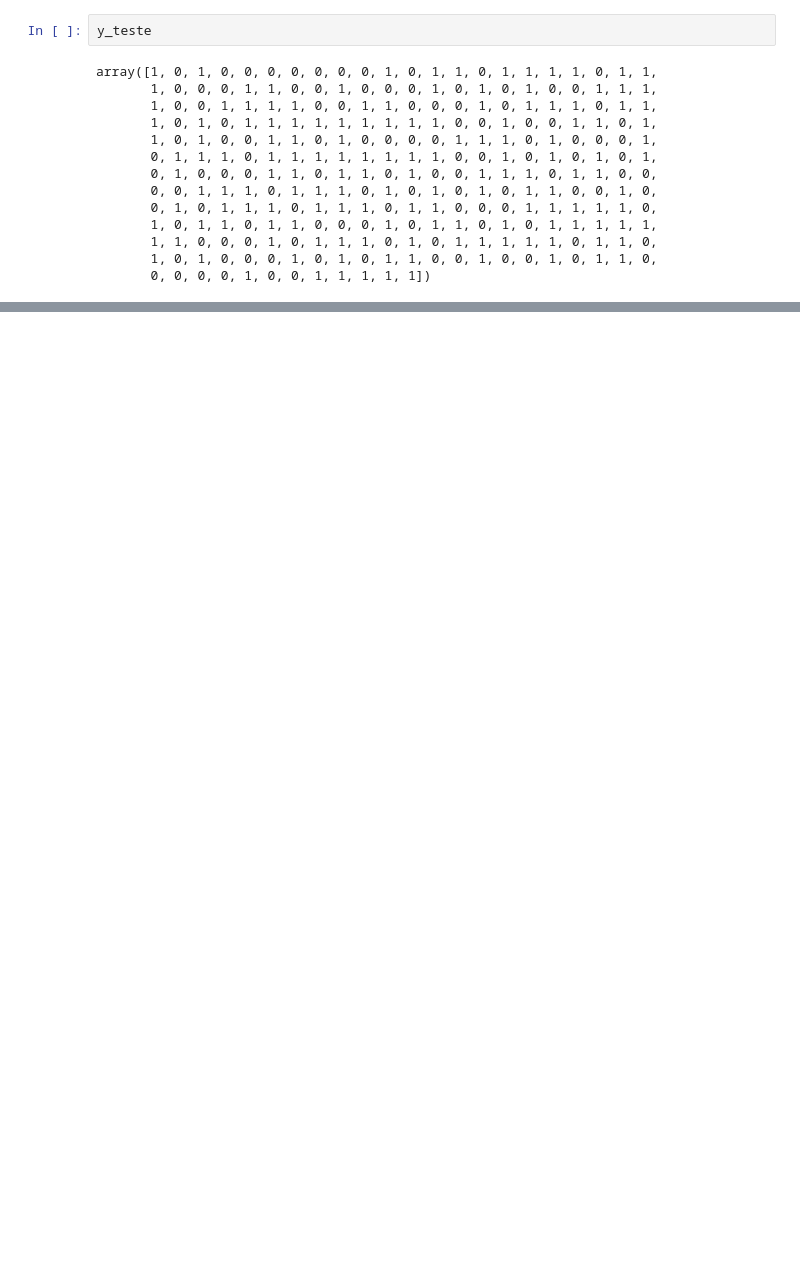
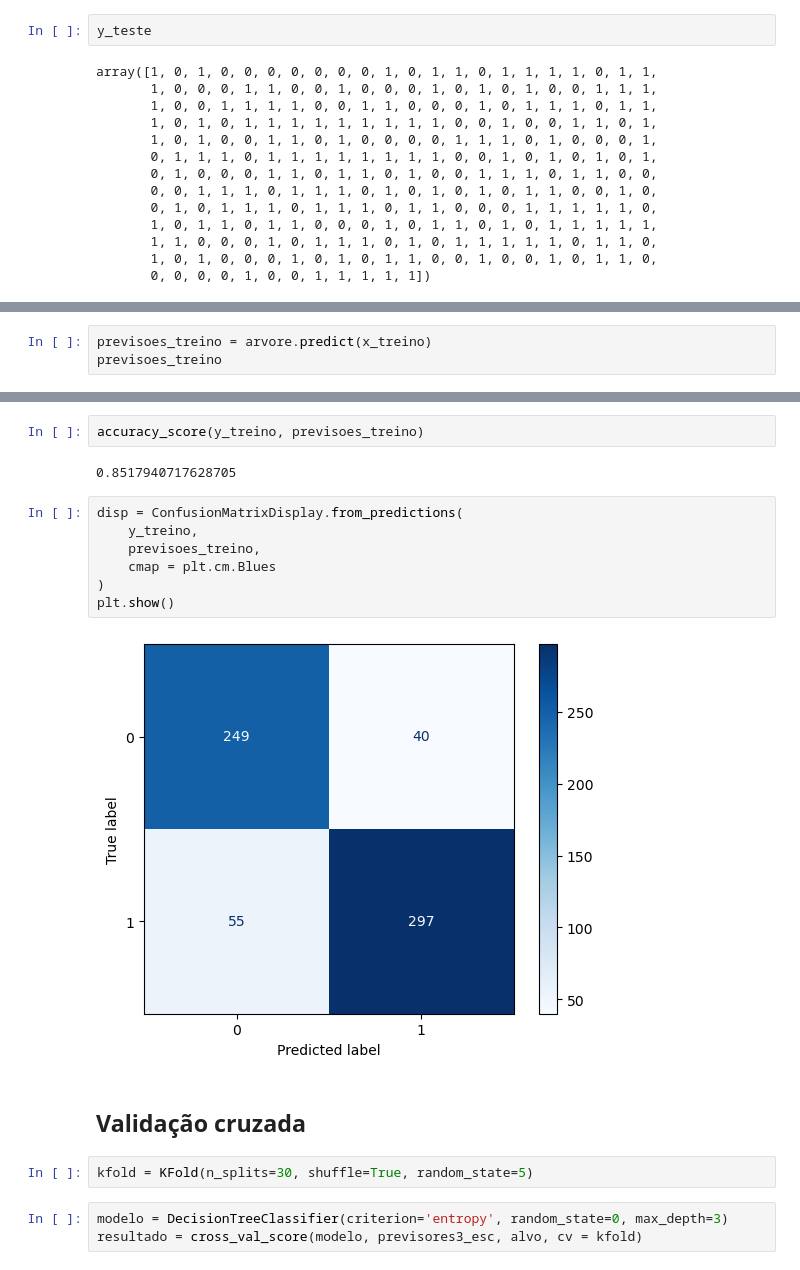
Before and after one commit to Rodriggo-Marcelino/Aprendizado_Supervisionado_Classifica-o, a Jupyter notebook: MachileLearningHeart.ipynb, the cells around one changed output, grey strips where cells are left out. Saved outputs shown, nothing was run; the diff lists cells and outputs as text; blank space fills up the shorter version.

```diff
--- a/MachileLearningHeart.ipynb
+++ b/MachileLearningHeart.ipynb
@@ -1636,0 +1656,3 @@ plt.show()
+# %%
+previsoes_treino = arvore.predict(x_treino)
+previsoes_treino
@@ -1636,0 +1677,20 @@ plt.show()
+# %%
+accuracy_score(y_treino, previsoes_treino)
+# %% [output]
+0.8517940717628705
+# %%
+disp = ConfusionMatrixDisplay.from_predictions(
+    y_treino,
+    previsoes_treino,
+    cmap = plt.cm.Blues
+)
+plt.show()
+# %% [output]
+[figure, added]
+# %% [markdown]
+## Validação cruzada
+# %%
+kfold = KFold(n_splits=30, shuffle=True, random_state=5)
+# %%
+modelo = DecisionTreeClassifier(criterion='entropy', random_state=0, max_depth=3)
+resultado = cross_val_score(modelo, previsores3_esc, alvo, cv = kfold)
```
Also changed, not shown: parts of 49 cells of this notebook, 1 other file.
